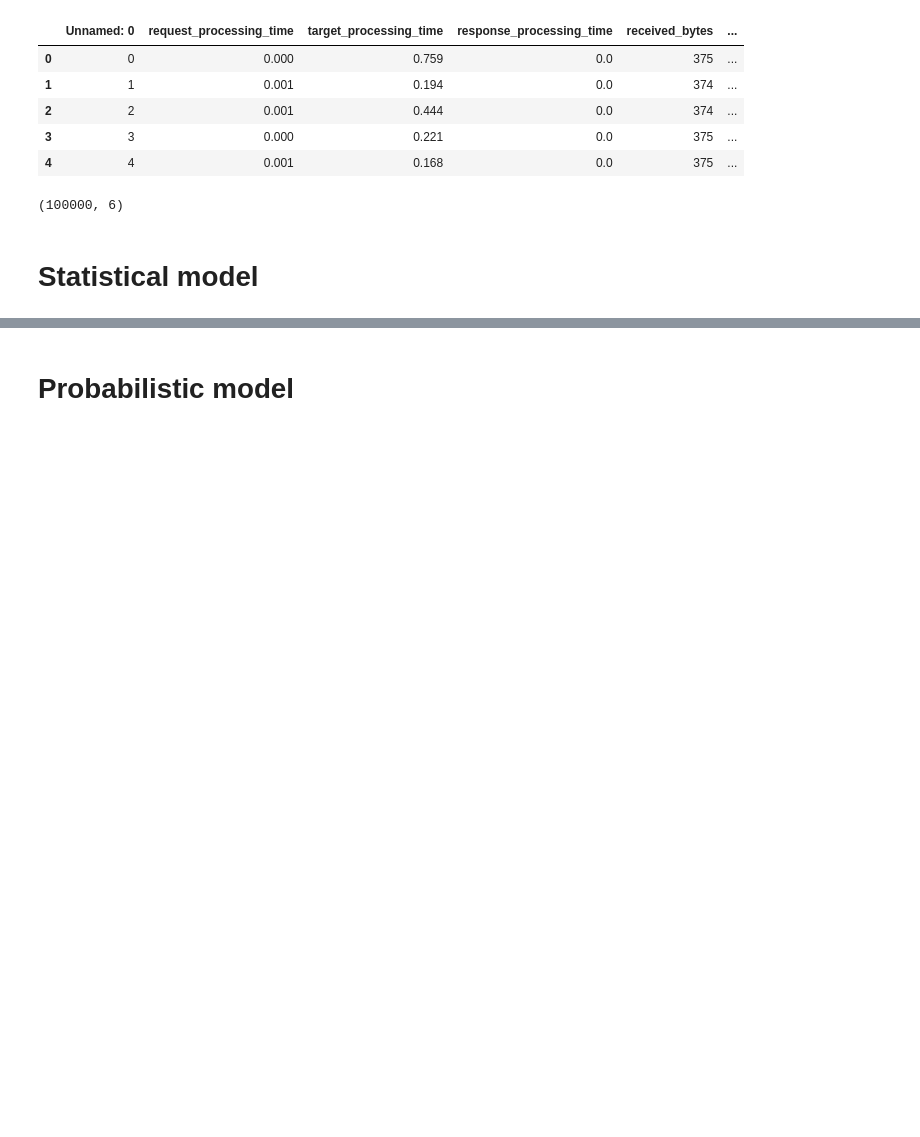
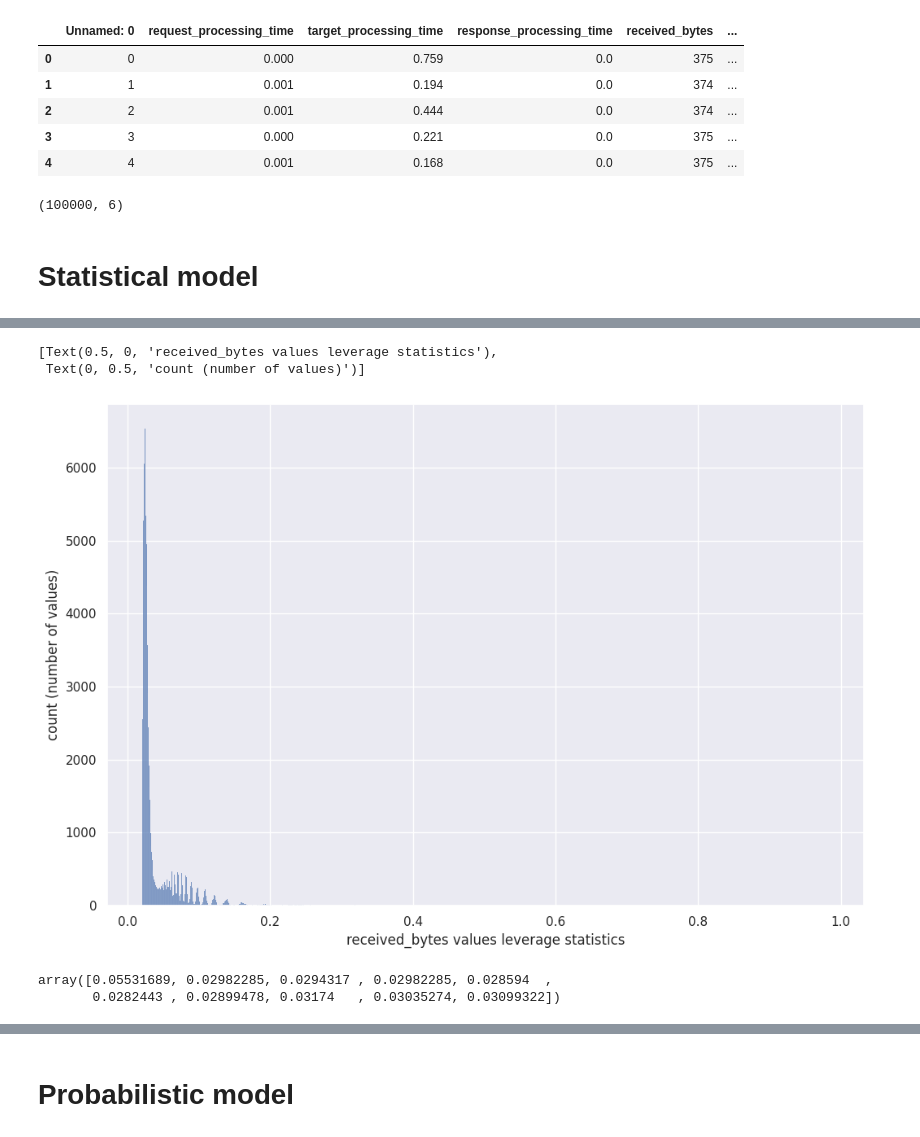
Before and after one commit to SpaceXAlphaBravoCharlie/Diplomski, a Jupyter notebook: Diplomski_colab.ipynb, the cells around one changed output, grey strips where cells are left out. Drawn from its saved outputs; the diff is of its cells as text; code cells hidden in the pictures; blank space fills up the shorter version.

```diff
--- a/Diplomski_colab.ipynb
+++ b/Diplomski_colab.ipynb
@@ -84,0 +98,16 @@ len(set(anomalies_indices).difference(set(anomalies_indices_md)))
+# %%
+fourth_array = np.array(columns_leverage_statistics[3])[np.isnan(columns_leverage_statistics[3]) == False]
+fourth_array = fourth_array[fourth_array != np.inf]
+# %%
+sns.set(rc={'figure.figsize':(12, 8)})
+ax = sns.histplot(fourth_array, kde=False)
+ax.set(xlabel="received_bytes values leverage statistics", ylabel='count (number of values)')
+# %% [output]
+[Text(0.5, 0, 'received_bytes values leverage statistics'),
+ Text(0, 0.5, 'count (number of values)')]
+[figure, added]
+# %%
+fourth_array[len(fourth_array) - 10:]
+# %% [output]
+array([0.05531689, 0.02982285, 0.0294317 , 0.02982285, 0.028594  ,
+       0.0282443 , 0.02899478, 0.03174   , 0.03035274, 0.03099322])
```
Also changed, not shown: parts of 178 cells of this notebook.
